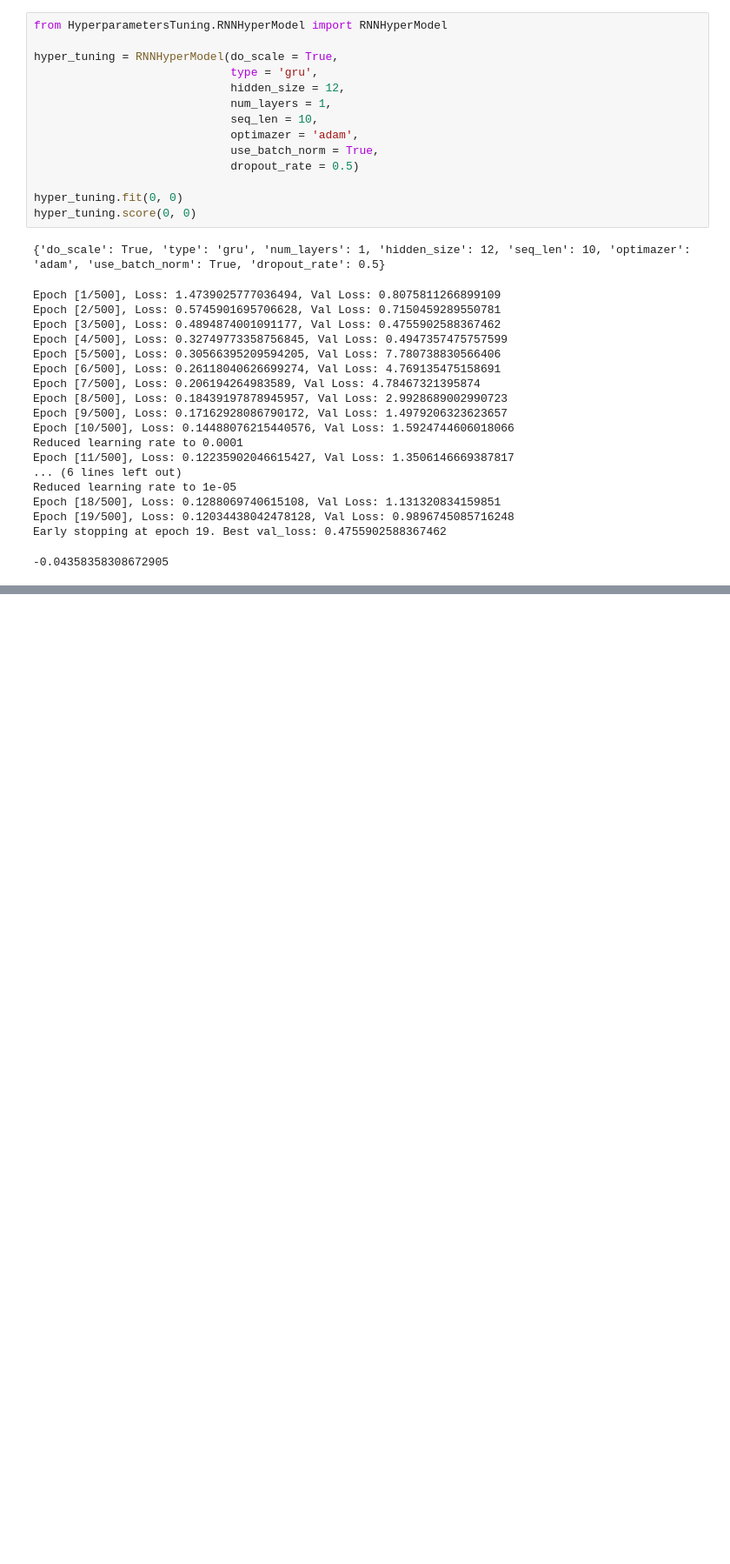
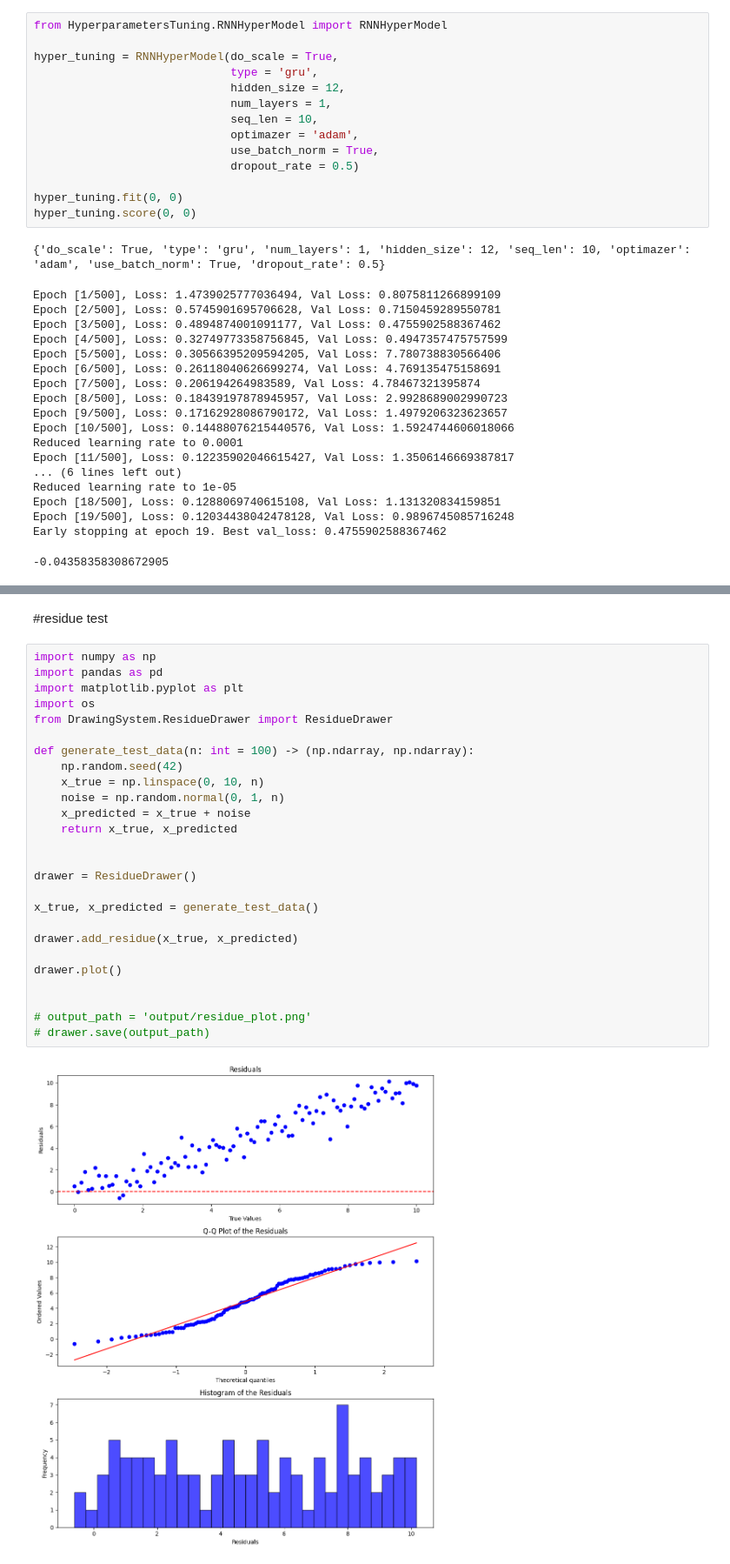
Before and after one commit to InnerShadow/UDSpredictor, a Jupyter notebook: src/demo.ipynb, the cells around one changed output, grey strips where cells are left out. Shown: that part at 87% size. Saved outputs shown, nothing was run; the diff lists cells and outputs as text; blank space fills up the shorter version.

```diff
--- a/src/demo.ipynb
+++ b/src/demo.ipynb
@@ -201,0 +266,30 @@ Early stopping at epoch 19. Best val_loss: 0.4755902588367462
+# %% [markdown]
+#residue test
+# %%
+import numpy as np
+import pandas as pd
+import matplotlib.pyplot as plt
+import os
+from DrawingSystem.ResidueDrawer import ResidueDrawer
+
+def generate_test_data(n: int = 100) -> (np.ndarray, np.ndarray):
+    np.random.seed(42)
+    x_true = np.linspace(0, 10, n)
+    noise = np.random.normal(0, 1, n)
+    x_predicted = x_true + noise
+    return x_true, x_predicted
+
+
+drawer = ResidueDrawer()
+
+x_true, x_predicted = generate_test_data()
+
+drawer.add_residue(x_true, x_predicted)
+
+drawer.plot()
+
+
+# output_path = 'output/residue_plot.png'
+# drawer.save(output_path)
+# %% [output]
+[figure, added]
```
Also changed, not shown: parts of 4 cells of this notebook.
